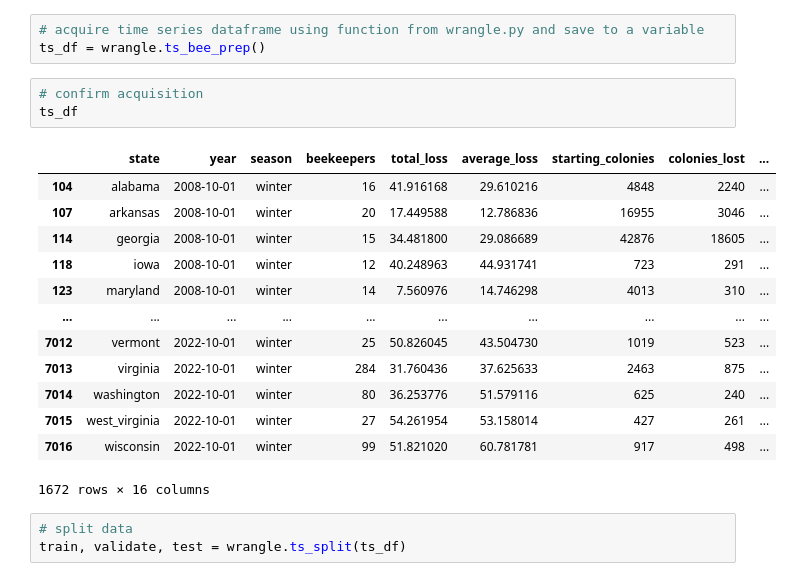
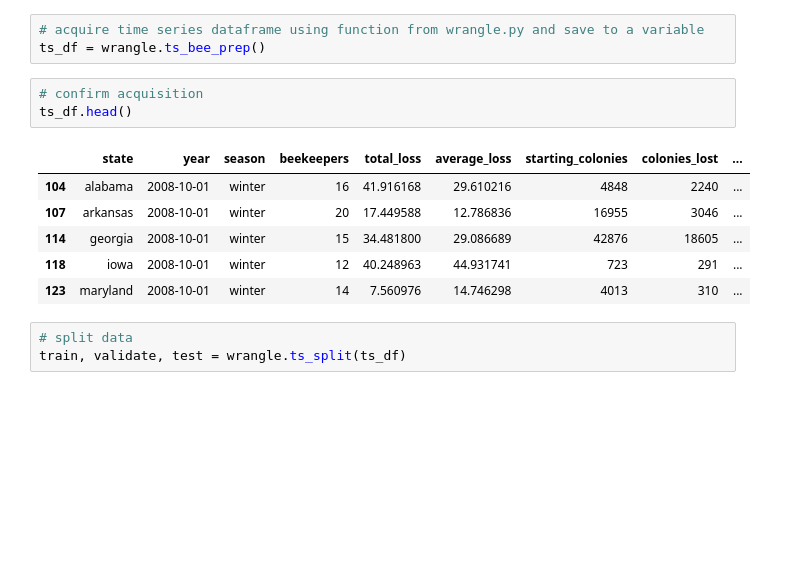
Before and after one commit to Honey-Bee-Roundup-Capstone/dash-repo, a Jupyter notebook: draft-notebook.ipynb, the cells around one changed output. Saved outputs shown, nothing was run; the diff lists cells and outputs as text; blank space fills up the shorter version.

```diff
--- a/draft-notebook.ipynb
+++ b/draft-notebook.ipynb
@@ -81,21 +82,14 @@ Of the original 3 Data sets:
 ts_df = wrangle.ts_bee_prep()
 # %%
 # confirm acquisition
-ts_df
+ts_df.head()
 # %% [output]
 |  | state | year | season | beekeepers | total_loss | average_loss | starting_colonies | colonies_lost | ... |
 | 104 | alabama | 2008-10-01 | winter | 16 | 41.916168 | 29.610216 | 4848 | 2240 | ... |
 | 107 | arkansas | 2008-10-01 | winter | 20 | 17.449588 | 12.786836 | 16955 | 3046 | ... |
 | 114 | georgia | 2008-10-01 | winter | 15 | 34.481800 | 29.086689 | 42876 | 18605 | ... |
 | 118 | iowa | 2008-10-01 | winter | 12 | 40.248963 | 44.931741 | 723 | 291 | ... |
 | 123 | maryland | 2008-10-01 | winter | 14 | 7.560976 | 14.746298 | 4013 | 310 | ... |
-| ... | ... | ... | ... | ... | ... | ... | ... | ... | ... |
-| 7012 | vermont | 2022-10-01 | winter | 25 | 50.826045 | 43.504730 | 1019 | 523 | ... |
-| 7013 | virginia | 2022-10-01 | winter | 284 | 31.760436 | 37.625633 | 2463 | 875 | ... |
-| 7014 | washington | 2022-10-01 | winter | 80 | 36.253776 | 51.579116 | 625 | 240 | ... |
-| 7015 | west_virginia | 2022-10-01 | winter | 27 | 54.261954 | 53.158014 | 427 | 261 | ... |
-| 7016 | wisconsin | 2022-10-01 | winter | 99 | 51.821020 | 60.781781 | 917 | 498 | ... |
-1672 rows × 16 columns
 # %%
 # split data
 train, validate, test = wrangle.ts_split(ts_df)
```
Also changed, not shown: parts of 23 cells of this notebook.
